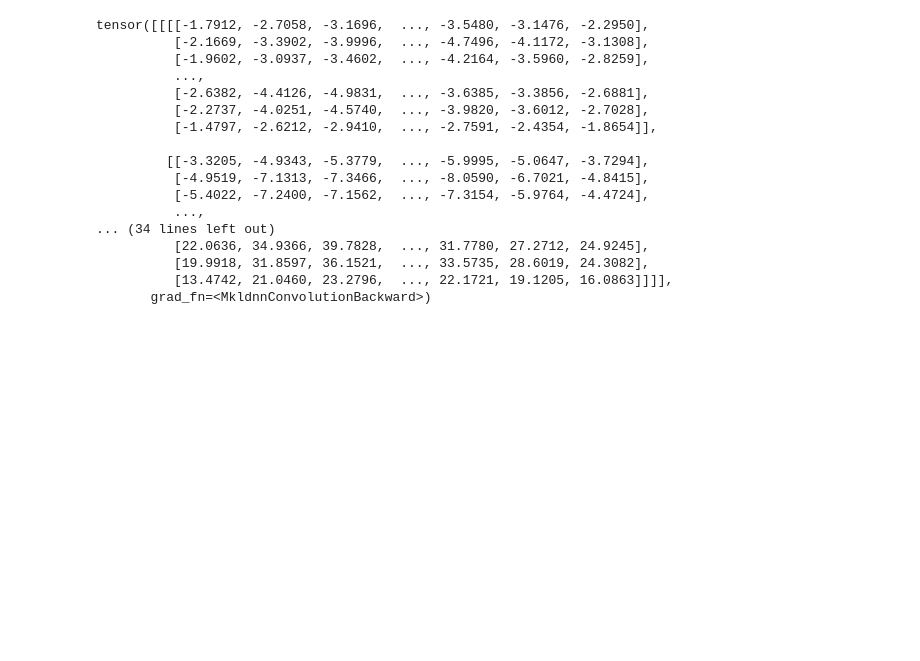
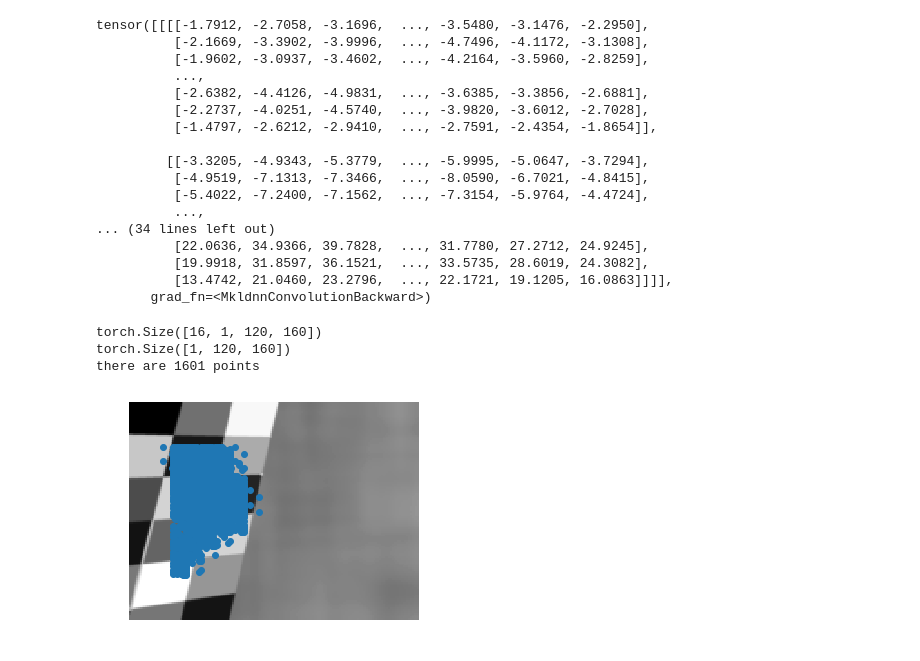
Before and after one commit to luo3300612/mySuperPoint, a Jupyter notebook: superpoint/model/main.ipynb, the cells around one changed output. Saved outputs shown, nothing was run; the diff lists cells and outputs as text; code cells hidden in the pictures; blank space fills up the shorter version.

```diff
--- a/superpoint/model/main.ipynb
+++ b/superpoint/model/main.ipynb
@@ -1224,0 +1227,14 @@ tensor([[[[-1.7912, -2.7058, -3.1696,  ..., -3.5480, -3.1476, -2.2950],
+# %%
+imgs,labels,outputs = sample_output()
+img = imgs[0]
+print(img.shape)
+label = labels[0]
+output = outputs[0]
+
+points = output2points(output,alpha=0.001)
+visulize(img,pt=points)
+# %% [output]
+torch.Size([16, 1, 120, 160])
+torch.Size([1, 120, 160])
+there are 1601 points
+[figure, added]
```
Also changed, not shown: parts of 3 cells of this notebook, 2 other files.
